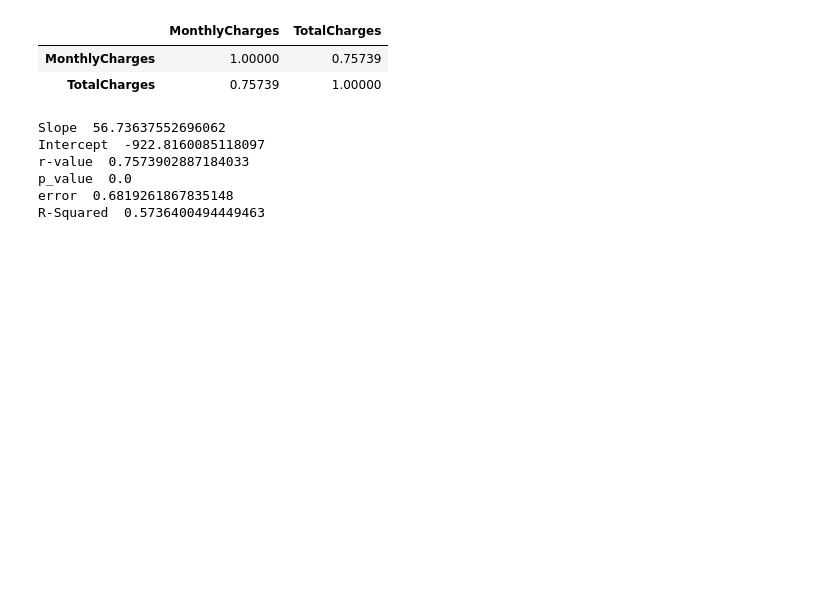
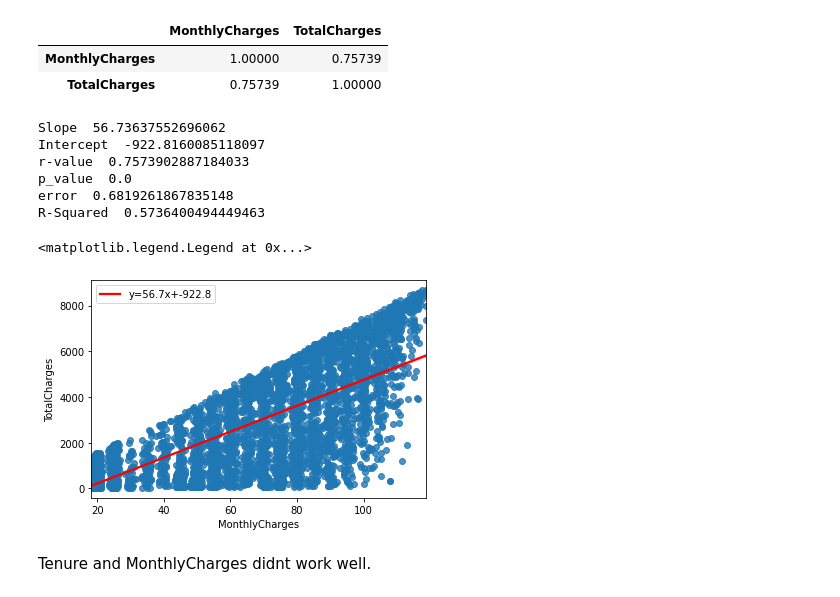
Before and after one commit to shelly2904/DATA_SCIENCE, a Jupyter notebook: EDA/Applied_Statistics.ipynb, the cells around one changed output. Saved outputs shown, nothing was run; the diff lists cells and outputs as text; code cells hidden in the pictures; blank space fills up the shorter version.

```diff
--- a/EDA/Applied_Statistics.ipynb
+++ b/EDA/Applied_Statistics.ipynb
@@ -195,3 +195,14 @@ r-value  0.7573902887184033
 p_value  0.0
 error  0.6819261867835148
 R-Squared  0.5736400494449463
+# %%
+ax = sns.regplot(x="MonthlyCharges",
+                 y="TotalCharges",
+                 data=churn_no_df,
+                 line_kws={"color": "red", "label": "y={0:.1f}x+{1:.1f}".format(slope, intercept)})
+ax.legend(loc="best")
+# %% [output]
+<matplotlib.legend.Legend at 0x...>
+[figure, added]
+# %% [markdown]
+Tenure and MonthlyCharges didnt work well.
```
Also changed, not shown: parts of 12 cells of this notebook.
